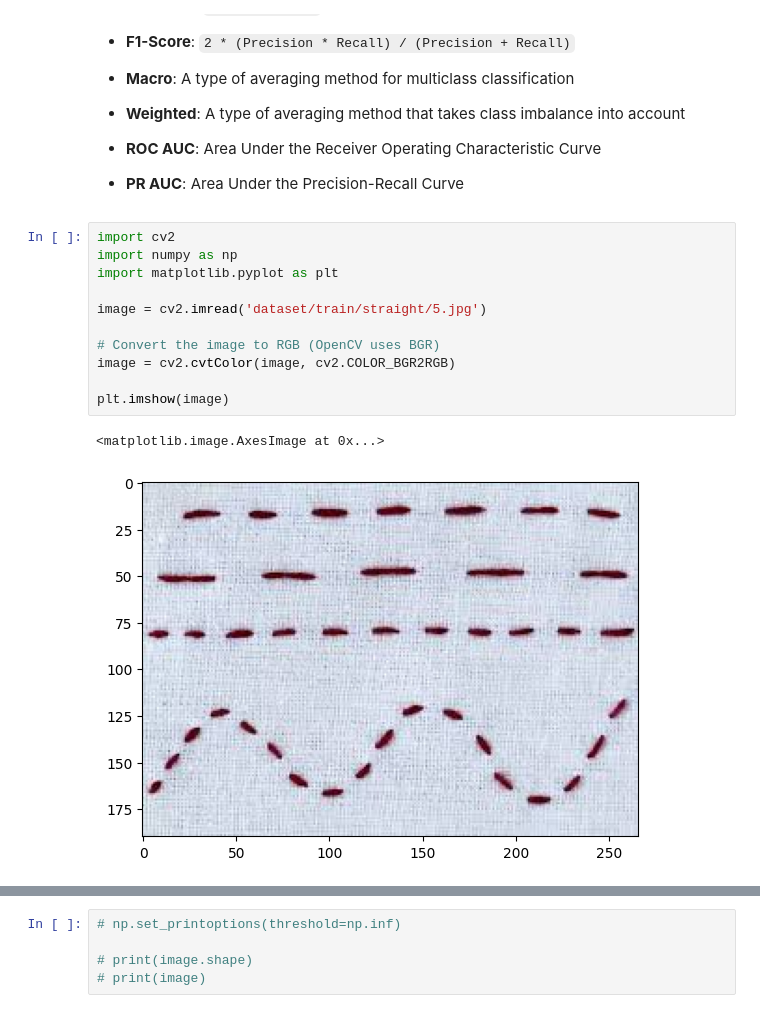
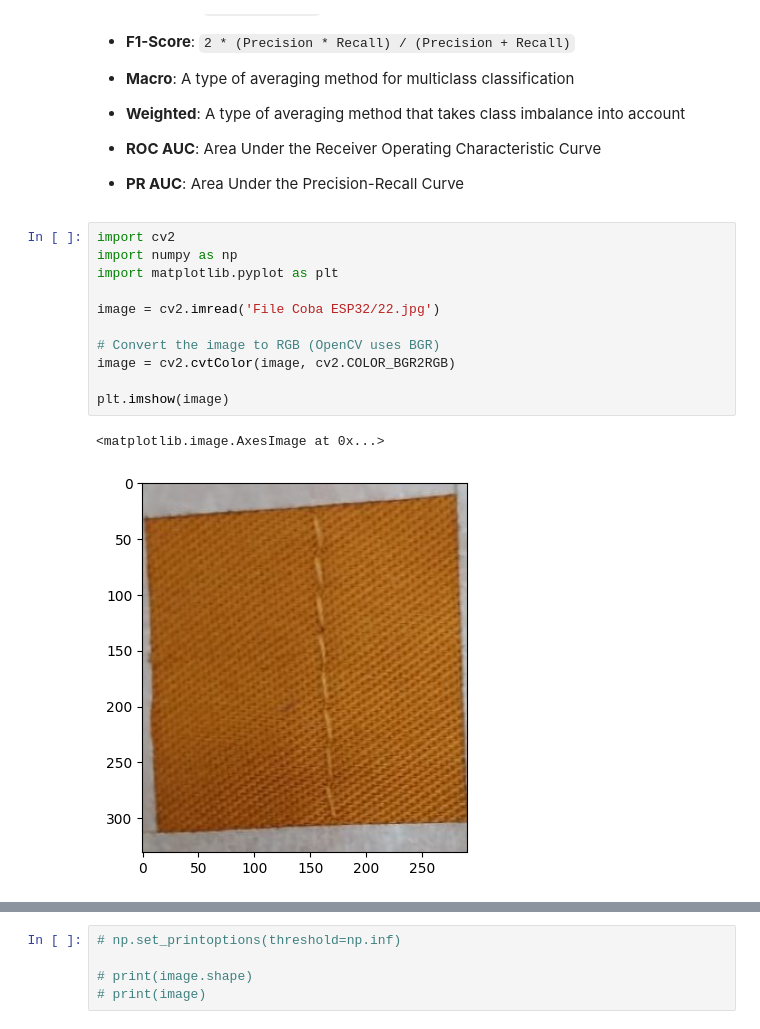
Before and after one commit to davidinations/Stitch-Pattern, a Jupyter notebook: augementation.ipynb, the cells around one changed output, grey strips where cells are left out. Cells and saved outputs as stored; diff of their text form.

```diff
--- a/augementation.ipynb
+++ b/augementation.ipynb
@@ -37,17 +37,17 @@
 # %%
 import cv2
 import numpy as np
 import matplotlib.pyplot as plt
 
-image = cv2.imread('dataset/train/straight/5.jpg')
+image = cv2.imread('File Coba ESP32/22.jpg')
 
 # Convert the image to RGB (OpenCV uses BGR)
 image = cv2.cvtColor(image, cv2.COLOR_BGR2RGB)
 
 plt.imshow(image)
 # %% [output]
 <matplotlib.image.AxesImage at 0x...>
-[figure, old version]
+[figure, new version]
 # %%
 import cv2
 import numpy as np
```
Also changed, not shown: parts of 5 cells of this notebook, 25 other files.
